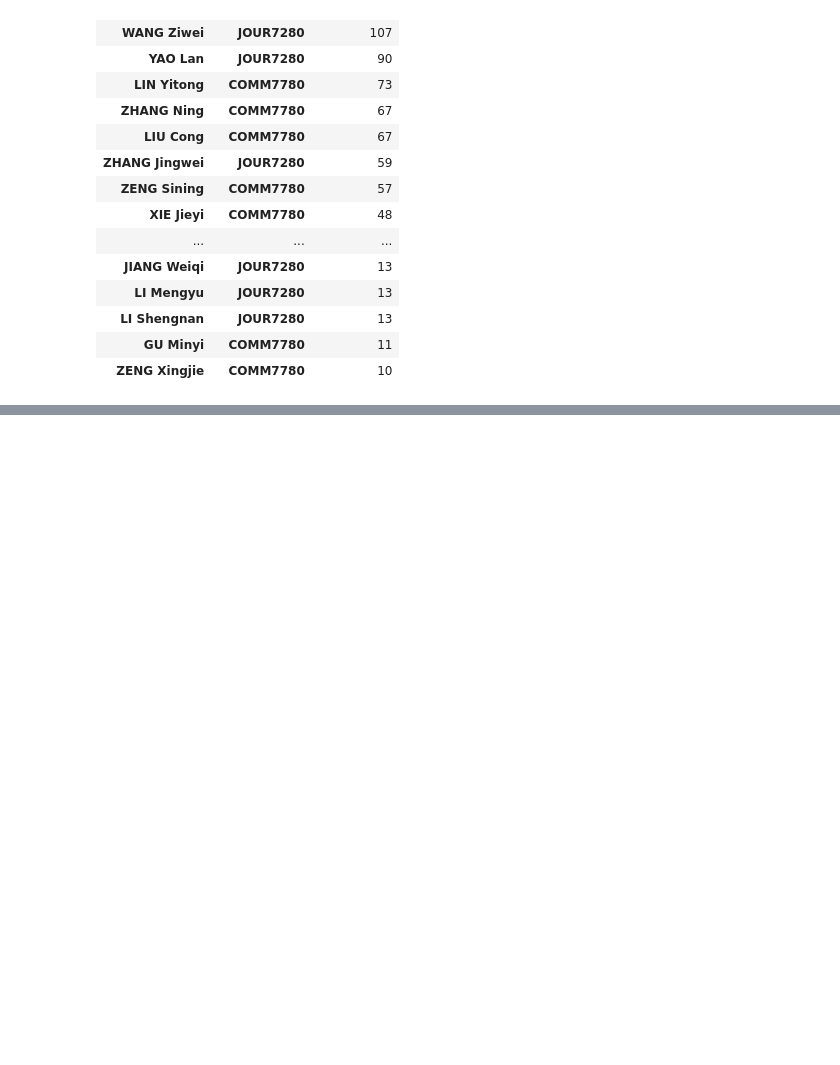
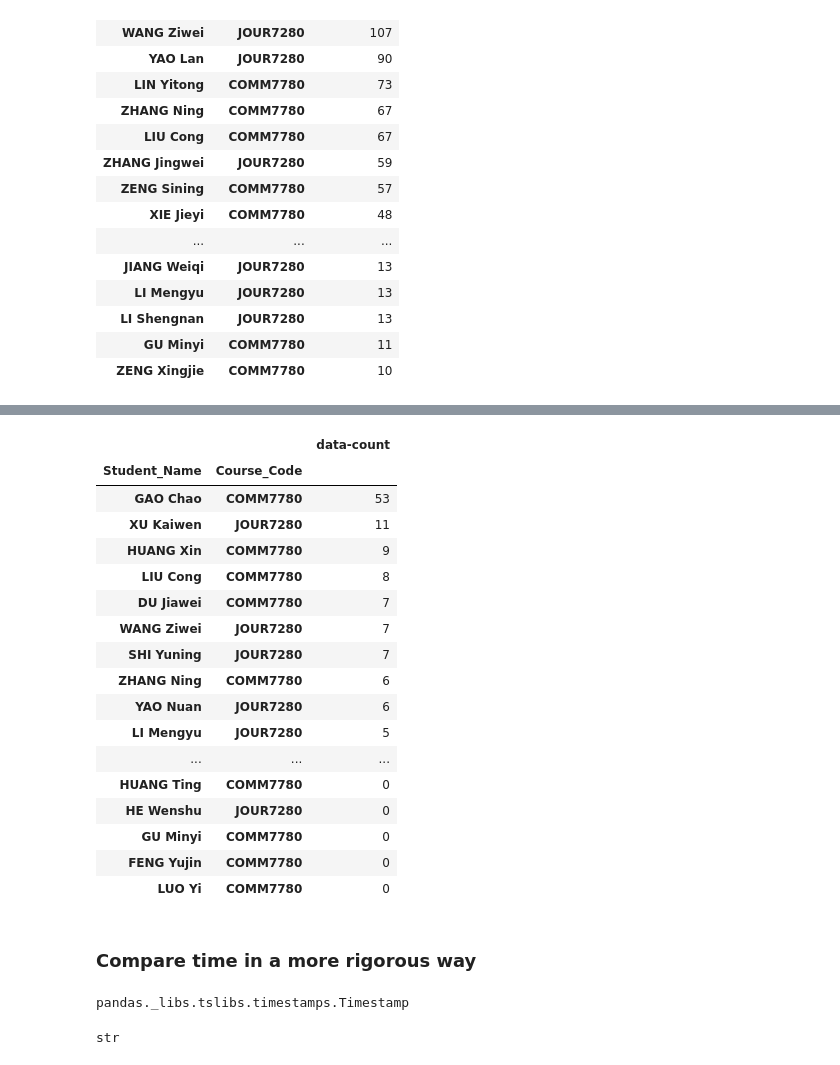
Before and after one commit to hupili/github-activies, a Jupyter notebook: leaderboard.ipynb, the cells around one changed output, grey strips where cells are left out. Cells and saved outputs as stored; diff of their text form; code cells hidden in the pictures; blank space fills up the shorter version.

```diff
--- a/leaderboard.ipynb
+++ b/leaderboard.ipynb
@@ -129,0 +225,41 @@ pd.pivot_table(
+# %%
+# step 1:
+# df_merged <-- contributions in past week
+
+df_past_week = df_merged[
+    df_merged['data-date'] > '2018-11-16'
+]
+
+# step 2:
+pd.pivot_table(
+    df_past_week, index=['Student_Name', 'Course_Code'], values=['data-count'], aggfunc='sum'
+).sort_values(by='data-count', ascending=False)
+# %% [output]
+|  |  | data-count |
+| Student_Name | Course_Code |  |
+| GAO Chao | COMM7780 | 53 |
+| XU Kaiwen | JOUR7280 | 11 |
+| HUANG Xin | COMM7780 | 9 |
+| LIU Cong | COMM7780 | 8 |
+| DU Jiawei | COMM7780 | 7 |
+| WANG Ziwei | JOUR7280 | 7 |
+| SHI Yuning | JOUR7280 | 7 |
+| ZHANG Ning | COMM7780 | 6 |
+| YAO Nuan | JOUR7280 | 6 |
+| LI Mengyu | JOUR7280 | 5 |
+| ... | ... | ... |
+| HUANG Ting | COMM7780 | 0 |
+| HE Wenshu | JOUR7280 | 0 |
+| GU Minyi | COMM7780 | 0 |
+| FENG Yujin | COMM7780 | 0 |
+| LUO Yi | COMM7780 | 0 |
+# %% [markdown]
+### Compare time in a more rigorous way
+# %%
+type(df['datetime'][0])
+# %% [output]
+pandas._libs.tslibs.timestamps.Timestamp
+# %%
+type(df['data-date'][0])
+# %% [output]
+str
```
Also changed, not shown: parts of 32 cells of this notebook.
